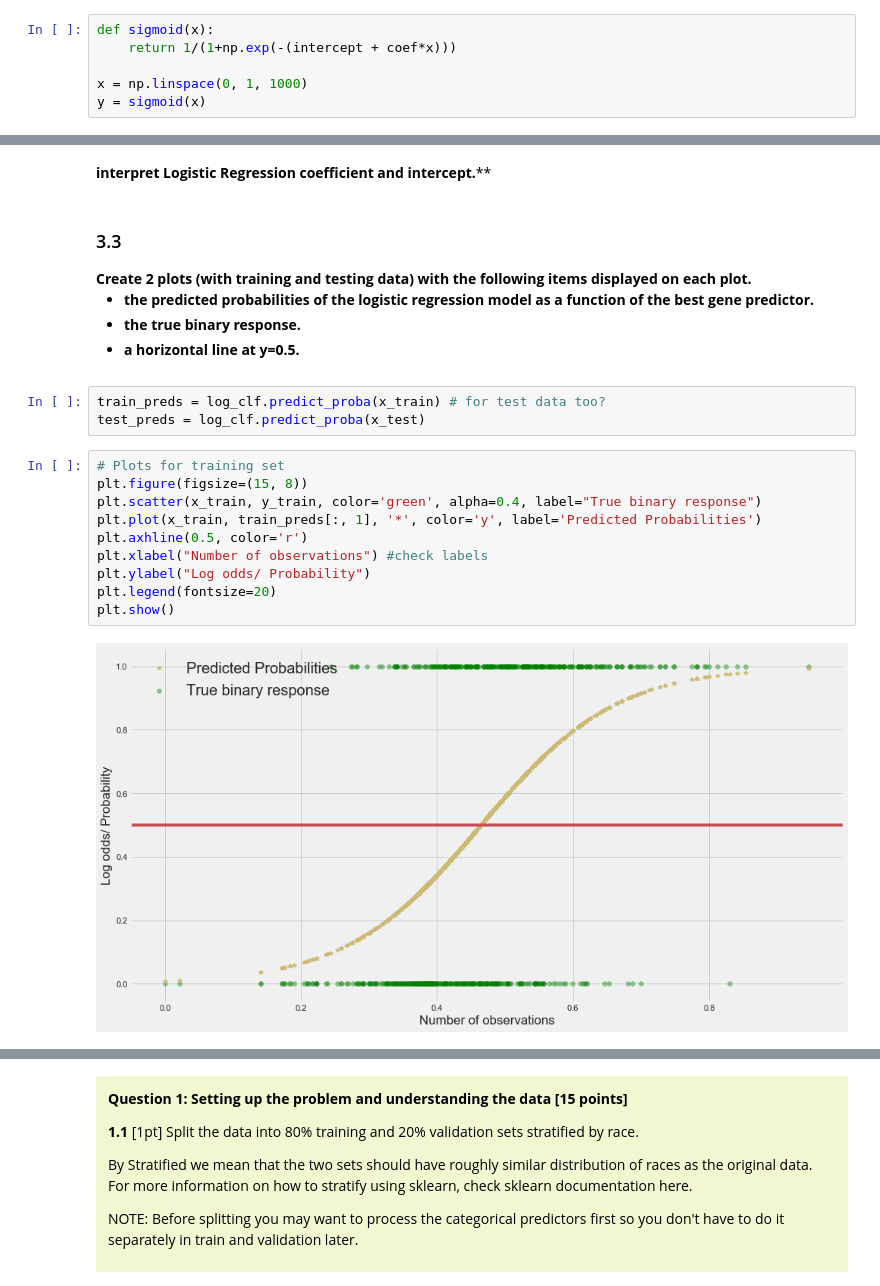
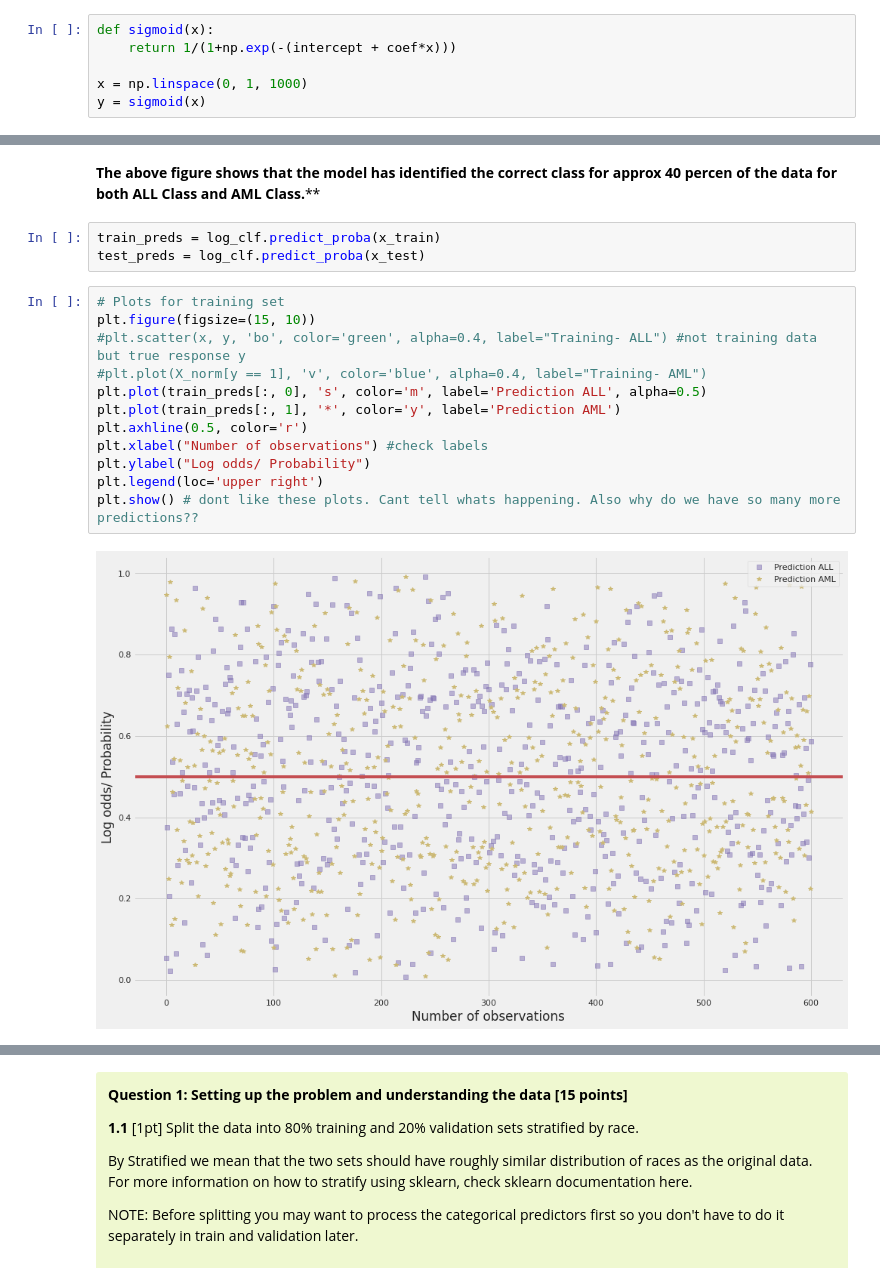
Before and after one commit to Wangsherpa/homeworks, a Jupyter notebook: Homework-3/Homework-3-student.ipynb, the cells around one changed output, grey strips where cells are left out. Cells and saved outputs as stored; diff of their text form.

```diff
--- a/Homework-3/Homework-3-student.ipynb
+++ b/Homework-3/Homework-3-student.ipynb
@@ -319,27 +319,20 @@ plt.legend()
-# %% [markdown]
-**interpret Logistic Regression coefficient and intercept.****
-# %% [markdown]
-### 3.3
-<b>
-Create 2 plots (with training and testing data) with the following items displayed on each plot.
-
-- the predicted probabilities of the logistic regression model as a function of the best gene predictor.<br />
-- the true binary response.<br />
-- a horizontal line at y=0.5.
-</b>
+# %% [markdown]
+**The above figure shows that the model has identified the correct class for approx 40 percen of the data for both ALL Class and AML Class.****
 # %%
-train_preds = log_clf.predict_proba(x_train) # for test data too?
+train_preds = log_clf.predict_proba(x_train)
 test_preds = log_clf.predict_proba(x_test)
 # %%
 # Plots for training set
-plt.figure(figsize=(15, 8))
-plt.scatter(x_train, y_train, color='green', alpha=0.4, label="True binary response")
-plt.plot(x_train, train_preds[:, 1], '*', color='y', label='Predicted Probabilities')
+plt.figure(figsize=(15, 10))
+#plt.scatter(x, y, 'bo', color='green', alpha=0.4, label="Training- ALL") #not training data but true response y
+#plt.plot(X_norm[y == 1], 'v', color='blue', alpha=0.4, label="Training- AML")
+plt.plot(train_preds[:, 0], 's', color='m', label='Prediction ALL', alpha=0.5)
+plt.plot(train_preds[:, 1], '*', color='y', label='Prediction AML')
 plt.axhline(0.5, color='r')
 plt.xlabel("Number of observations") #check labels
 plt.ylabel("Log odds/ Probability")
-plt.legend(fontsize=20)
-plt.show()
+plt.legend(loc='upper right')
+plt.show() # dont like these plots. Cant tell whats happening. Also why do we have so many more predictions??
 # %% [output]
-[figure, old version]
+[figure, new version]
 # %%
```
Also changed, not shown: parts of 42 cells of this notebook.
